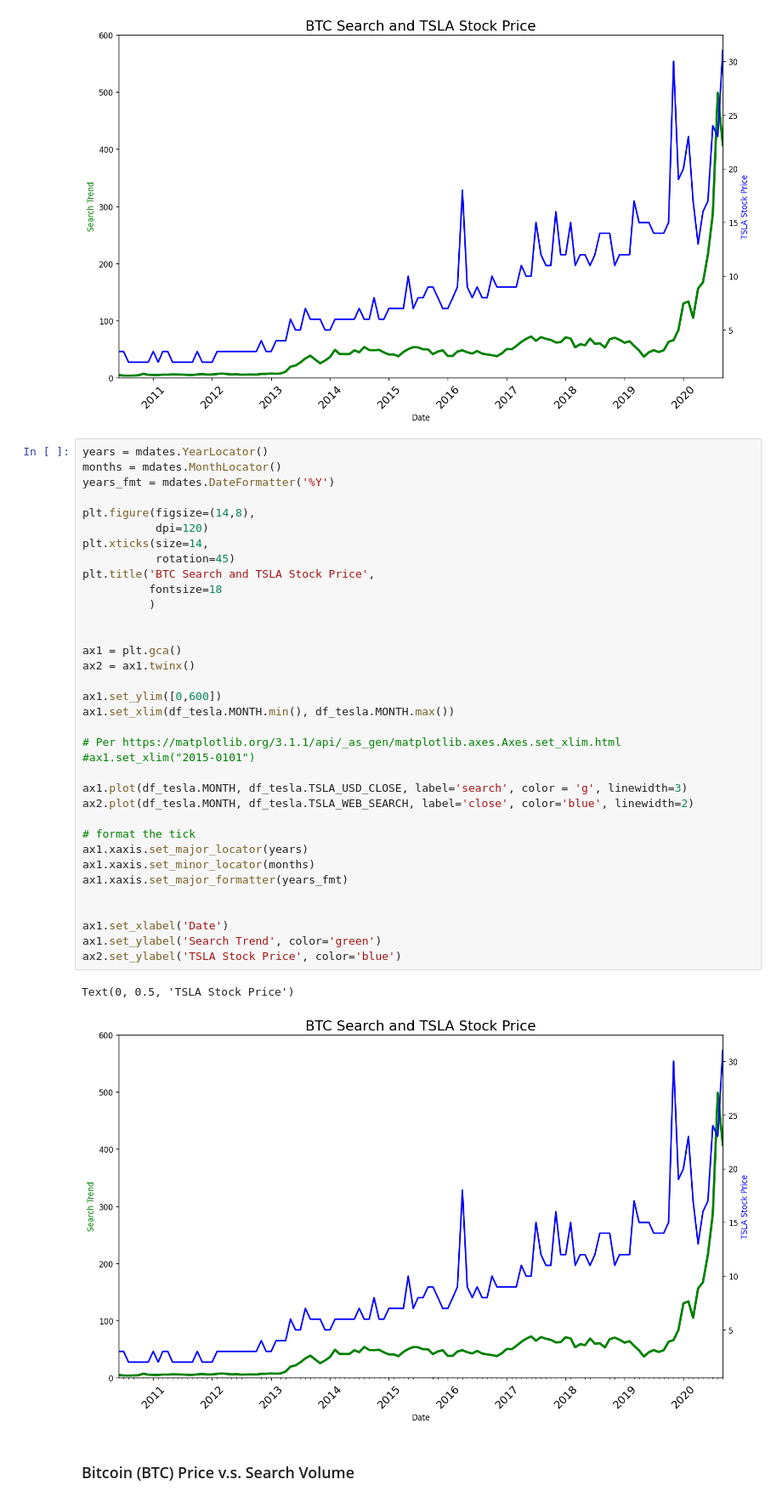
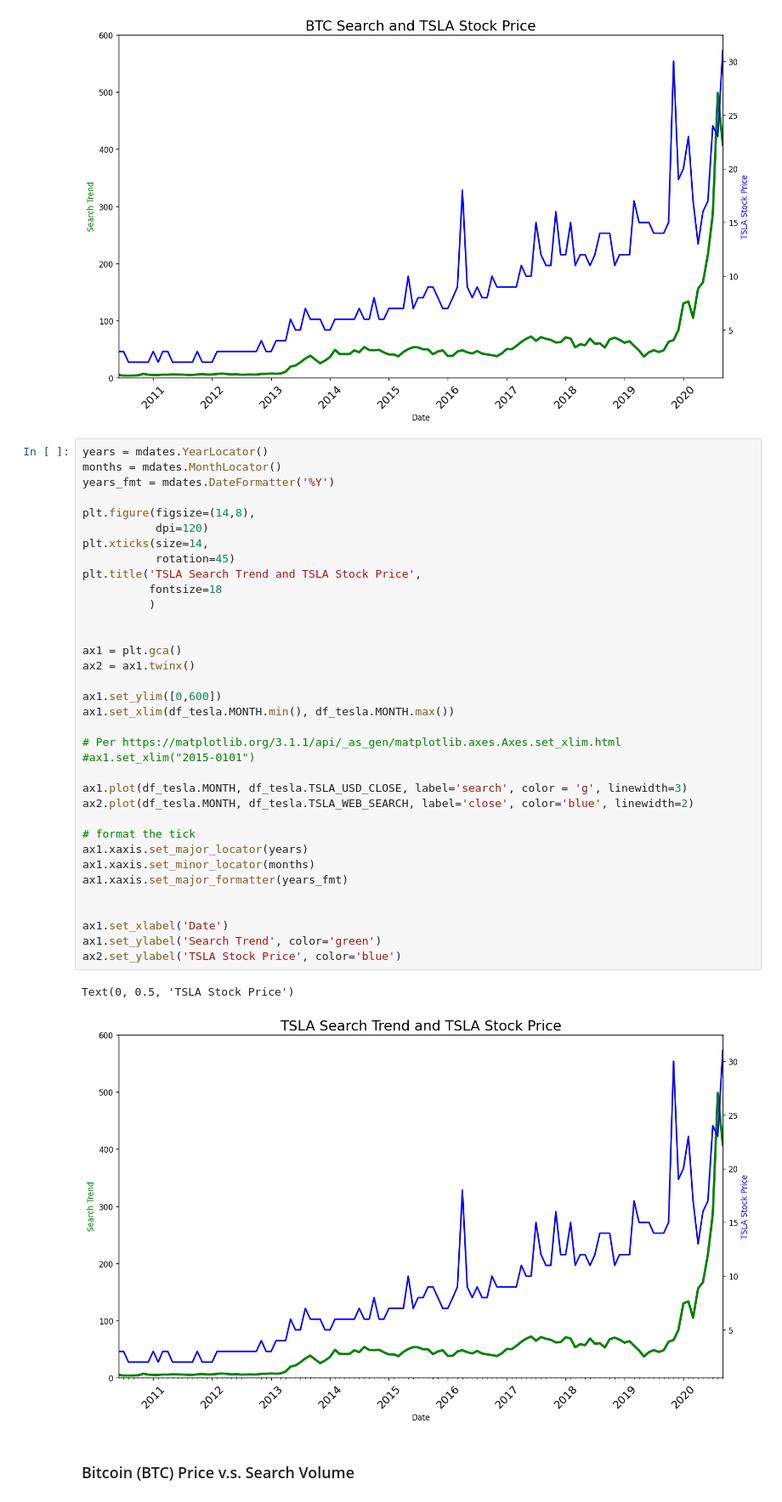
Before and after one commit to marcoman/experimental-100, a Jupyter notebook: 71-80/75/start/Google Trends Data Viz (start)/Google Trends and Data Visualisation (start).ipynb, the cells around one changed output. Shown at 85% size. Saved outputs shown, nothing was run; the diff lists cells and outputs as text.

```diff
--- a/71-80/75/start/Google Trends Data Viz (start)/Google Trends and Data Visualisation (start).ipynb
+++ b/71-80/75/start/Google Trends Data Viz (start)/Google Trends and Data Visualisation (start).ipynb
@@ -535,35 +535,35 @@ plt.figure(figsize=(14,8),
            dpi=120)
 plt.xticks(size=14,
            rotation=45)
-plt.title('BTC Search and TSLA Stock Price',
+plt.title('TSLA Search Trend and TSLA Stock Price',
           fontsize=18
           )
 
 
 ax1 = plt.gca()
 ax2 = ax1.twinx()
 
 ax1.set_ylim([0,600])
 ax1.set_xlim(df_tesla.MONTH.min(), df_tesla.MONTH.max())
 
 # Per https://matplotlib.org/3.1.1/api/_as_gen/matplotlib.axes.Axes.set_xlim.html
 #ax1.set_xlim("2015-0101")
 
 ax1.plot(df_tesla.MONTH, df_tesla.TSLA_USD_CLOSE, label='search', color = 'g', linewidth=3)
 ax2.plot(df_tesla.MONTH, df_tesla.TSLA_WEB_SEARCH, label='close', color='blue', linewidth=2)
 
 # format the tick
 ax1.xaxis.set_major_locator(years)
 ax1.xaxis.set_minor_locator(months)
 ax1.xaxis.set_major_formatter(years_fmt)
 
 
 ax1.set_xlabel('Date')
 ax1.set_ylabel('Search Trend', color='green')
 ax2.set_ylabel('TSLA Stock Price', color='blue')
 # %% [output]
 Text(0, 0.5, 'TSLA Stock Price')
-[figure, old version]
+[figure, new version]
 # %% [markdown]
 ### Bitcoin (BTC) Price v.s. Search Volume
 # %% [markdown]
```
Also changed, not shown: parts of 9 cells of this notebook, 1 other file.
